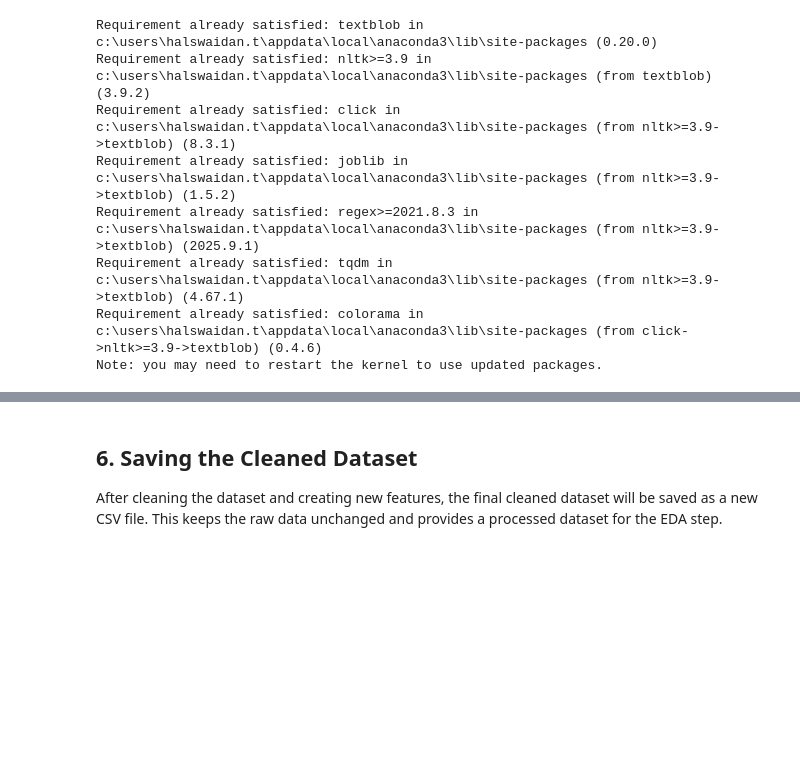
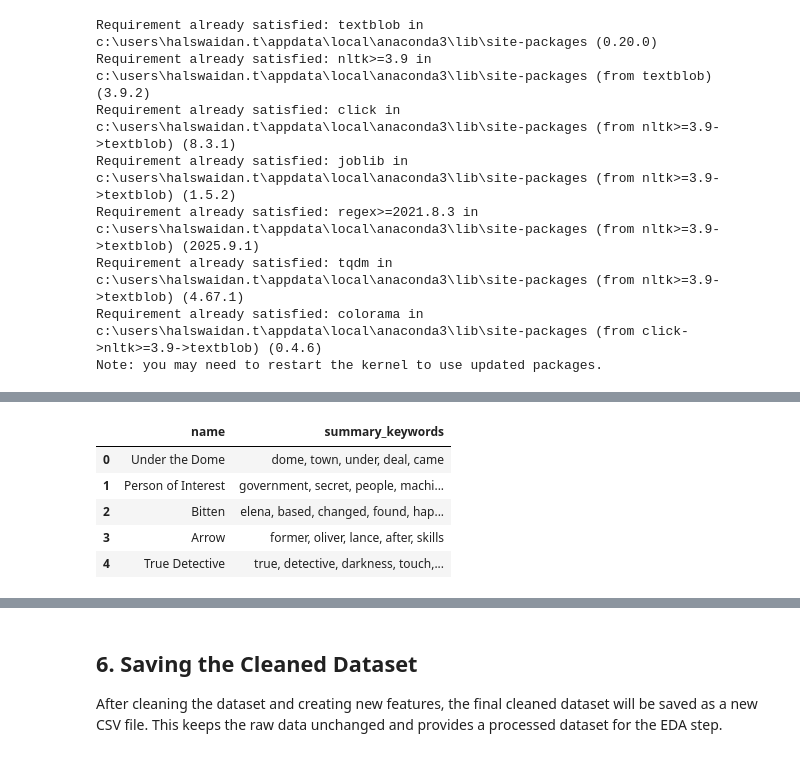
Before and after one commit to hajaralswaidan/streaming-content-strategy, a Jupyter notebook: tvmaze_cleaning.ipynb, the cells around one changed output, grey strips where cells are left out. Saved outputs shown, nothing was run; the diff lists cells and outputs as text; code cells hidden in the pictures; blank space fills up the shorter version.

```diff
--- a/tvmaze_cleaning.ipynb
+++ b/tvmaze_cleaning.ipynb
@@ -449,0 +387,35 @@ df_cleaned[["name", "episode_count", "episode_count_category"]].head()
+# %%
+
+# Define a simple list of common stop words
+stop_words = {
+    "the", "and", "or", "a", "an", "to", "of", "in", "on", "for", "with",
+    "is", "are", "was", "were", "by", "as", "at", "from", "that", "this",
+    "it", "its", "into", "about", "their", "his", "her", "they", "them",
+    "he", "she", "who", "what", "when", "where", "which", "will", "be",
+    "has", "have", "had", "but", "not", "can", "more", "than", "one",
+    "two", "new", "life", "world"
+}
+
+def extract_keywords(text, top_n=5):
+    text = str(text).lower()
+    words = re.findall(r"\b[a-zA-Z]{4,}\b", text)
+    words = [word for word in words if word not in stop_words]
+
+    word_counts = pd.Series(words).value_counts()
+
+    if word_counts.empty:
+        return "No Keywords"
+
+    return ", ".join(word_counts.head(top_n).index)
+
+# Extract top keywords from each show summary
+df_cleaned["summary_keywords"] = df_cleaned["summary"].apply(extract_keywords)
+
+df_cleaned[["name", "summary_keywords"]].head()
+# %% [output]
+|  | name | summary_keywords |
+| 0 | Under the Dome | dome, town, under, deal, came |
+| 1 | Person of Interest | government, secret, people, machi... |
+| 2 | Bitten | elena, based, changed, found, hap... |
+| 3 | Arrow | former, oliver, lance, after, skills |
+| 4 | True Detective | true, detective, darkness, touch,... |
```
Also changed, not shown: parts of 41 cells of this notebook, 2 other files.
